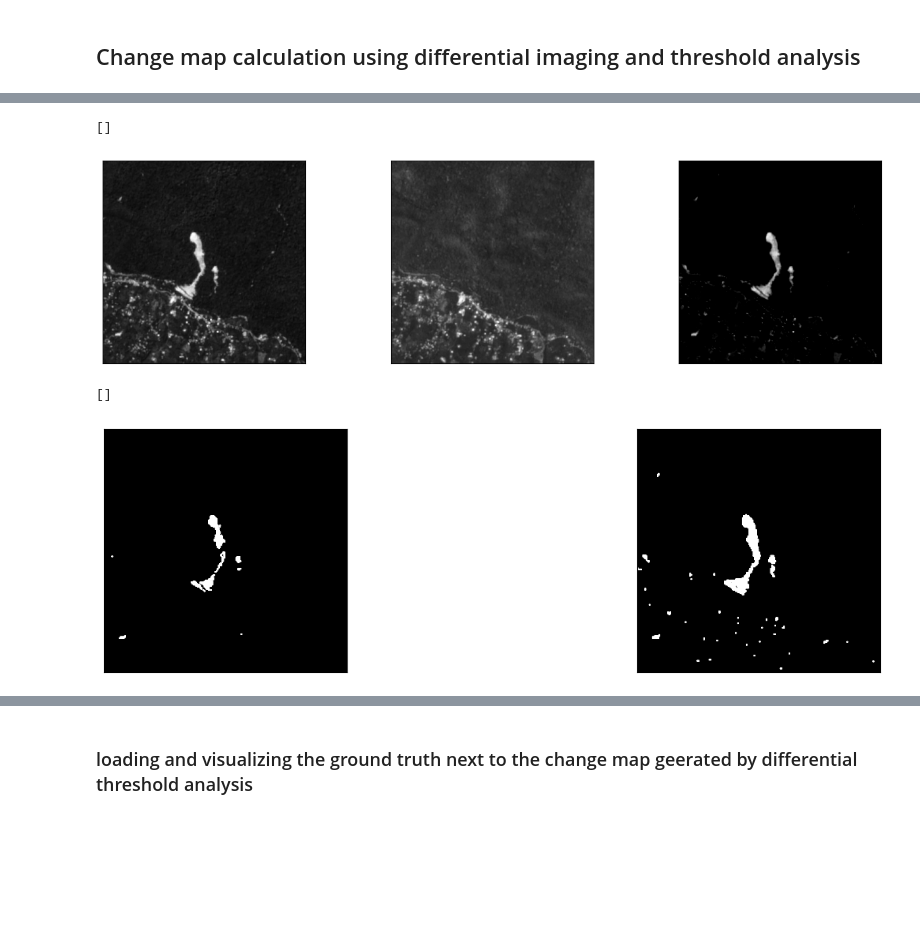
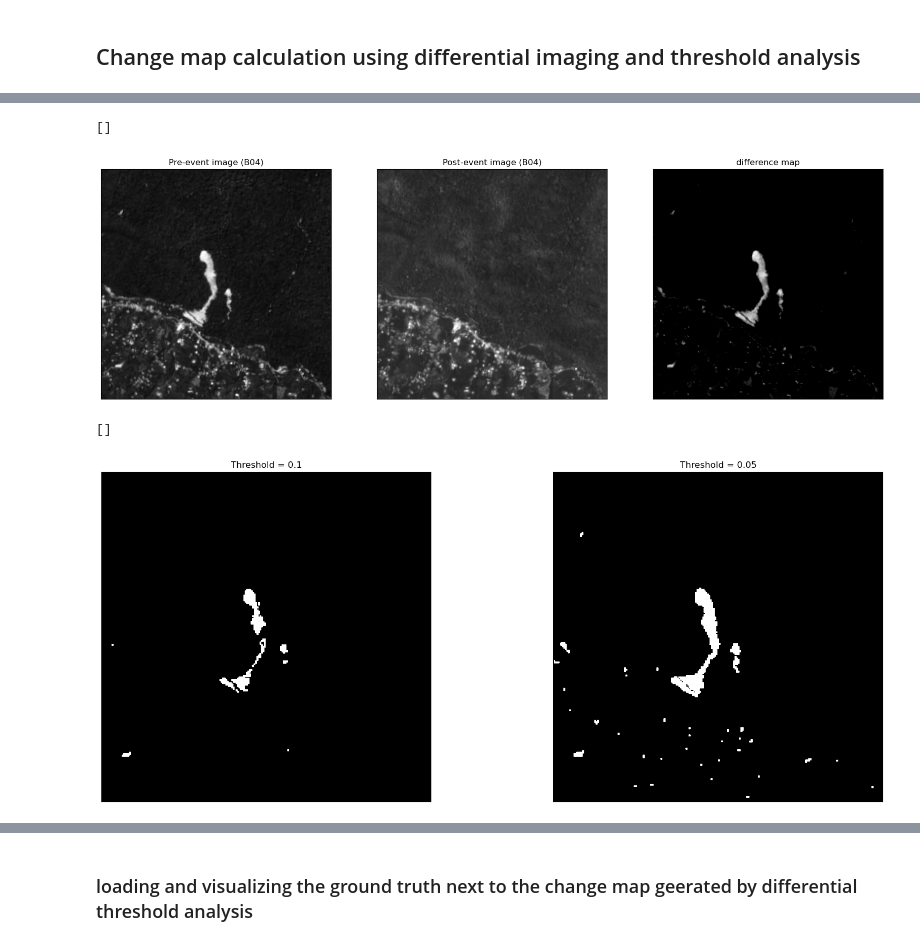
Before and after one commit to leonardijulia/MSc, a Jupyter notebook: retrieving_satellite_data.ipynb, the cells around one changed output, grey strips where cells are left out. Saved outputs shown, nothing was run; the diff lists cells and outputs as text; code cells hidden in the pictures; blank space fills up the shorter version.

```diff
--- a/retrieving_satellite_data.ipynb
+++ b/retrieving_satellite_data.ipynb
@@ -213,7 +184,7 @@ for index in event_no:
     time_range_post = (event.post1, event.post1)
 
     dataset_pre2 = store.open_data('S2L2A',
-                          variable_names=['B10'],
+                          variable_names=['B01', 'B02', 'B03', 'B04', 'B05', 'B06', 'B07', 'B08', 'B8A', 'B09', 'B11', 'B12', 'CLM'],
                           bbox=bbox,
                           spatial_res=0.00001,
                           time_range=time_range_pre2,
@@ -221,7 +192,7 @@ for index in event_no:
                           tile_size= [1024, 1024])
 
     dataset_post = store.open_data('S2L2A',
-                          variable_names=['B10'],
+                          variable_names=['B01', 'B02', 'B03', 'B04', 'B05', 'B06', 'B07', 'B08', 'B8A', 'B09', 'B11', 'B12', 'CLM'],
                           bbox=bbox,
                           spatial_res=0.00001,
                           time_range=time_range_post,
@@ -507,37 +293,37 @@ T1 = GT_landslide_df.iloc[2].T1
 T2 = GT_landslide_df.iloc[2].T2
 
 pre_event_image = T1["B04"][0]
 post_event_image = T2["B04"][0]
 
 change_map = post_event_image - pre_event_image
 
 threshold = 0.05 # Example threshold value
 binary_change_map_l = (change_map > threshold).astype(int)
 
 f, axarr =  plt.subplots(1,3)
 axarr[0].imshow(post_event_image, vmin=0, vmax=0.2, cmap='Greys_r')
-#axarr[0].set_title("Pre-event image (B04)")
+axarr[0].set_title("Pre-event image (B04)")
 axarr[0].xaxis.set_tick_params(labelbottom=False)
 axarr[0].yaxis.set_tick_params(labelleft=False)
 axarr[0].set_xticks([])
 axarr[0].set_yticks([])
 
 axarr[1].imshow(pre_event_image, vmin=0, vmax=0.2, cmap='Greys_r')
-#axarr[1].set_title("Post-event image (B04)")
+axarr[1].set_title("Post-event image (B04)")
 axarr[1].xaxis.set_tick_params(labelbottom=False)
 axarr[1].yaxis.set_tick_params(labelleft=False)
 axarr[1].set_xticks([])
 axarr[1].set_yticks([])
 
 axarr[2].imshow(change_map, vmin=0, vmax=0.2, cmap='Greys_r')
-#axarr[1].set_title("Post-event image (B04)")
+axarr[2].set_title("difference map")
 axarr[2].xaxis.set_tick_params(labelbottom=False)
 axarr[2].yaxis.set_tick_params(labelleft=False)
 axarr[2].set_xticks([])
 axarr[2].set_yticks([])
 # %% [output]
 []
-[figure, old version]
+[figure, new version]
 # %%
 threshold = 0.05 # Example threshold value
 binary_change_map_5 = (change_map > 0.05).astype(int)
@@ -545,18 +331,18 @@ binary_change_map_1 = (change_map > 0.1).astype(int)
 
 f, axarr =  plt.subplots(1,2)
 axarr[0].imshow(binary_change_map_1, vmin=0, vmax=0.2, cmap='Greys_r')
-#axarr[0].set_title("Pre-event image (B04)")
+axarr[0].set_title("Threshold = 0.1")
 axarr[0].xaxis.set_tick_params(labelbottom=False)
 axarr[0].yaxis.set_tick_params(labelleft=False)
 axarr[0].set_xticks([])
 axarr[0].set_yticks([])
 
 axarr[1].imshow(binary_change_map_5, vmin=0, vmax=0.2, cmap='Greys_r')
-#axarr[1].set_title("Post-event image (B04)")
+axarr[1].set_title("Threshold = 0.05")
 axarr[1].xaxis.set_tick_params(labelbottom=False)
 axarr[1].yaxis.set_tick_params(labelleft=False)
 axarr[1].set_xticks([])
 axarr[1].set_yticks([])
 # %% [output]
 []
-[figure, old version]
+[figure, new version]
```
Also changed, not shown: parts of 60 cells of this notebook, 1 other file.
